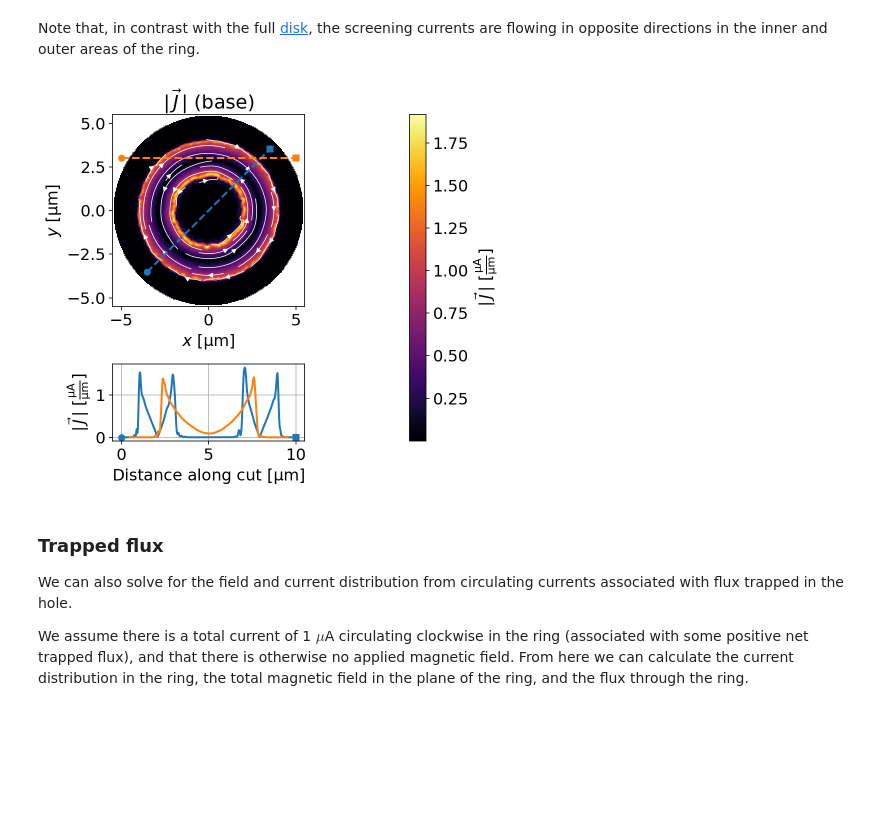
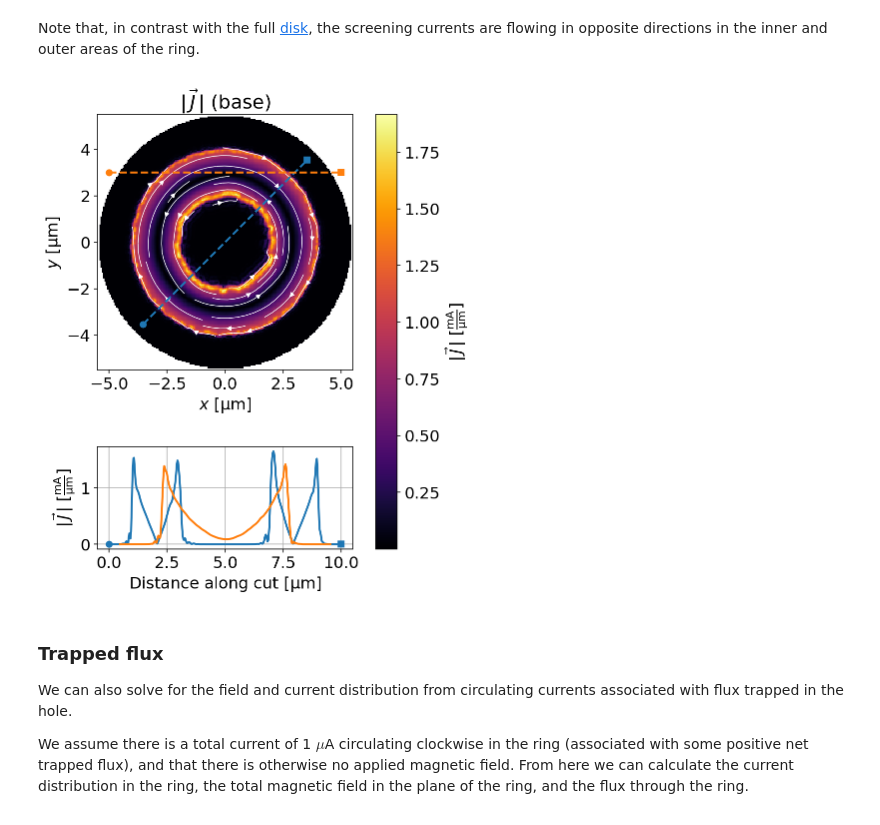
Before and after one commit to loganbvh/superscreen, a Jupyter notebook: docs/notebooks/quickstart.ipynb, the cells around one changed output. Saved outputs shown, nothing was run; the diff lists cells and outputs as text; code cells hidden in the pictures; blank space fills up the shorter version.

```diff
--- a/docs/notebooks/quickstart.ipynb
+++ b/docs/notebooks/quickstart.ipynb
@@ -177,8 +175,8 @@ applied_field = sc.sources.ConstantField(1)
 solutions = sc.solve(
     device=device,
     applied_field=applied_field,
-    field_units="uT",
-    current_units="uA",
+    field_units="mT",
+    current_units="mA",
 )
 solution = solutions[-1]
 # %% [output]
@@ -194,11 +189,12 @@ fig, axes = solution.plot_fields(
 Note that, in contrast with the full [disk](#Superconducting-disk), the screening currents are flowing in opposite directions in the inner and outer areas of the ring.
 # %%
 fig, axes = solution.plot_currents(
-    units="uA/um",
+    units="mA/um",
     cross_section_coords=cross_section_coords,
+    figsize=(6, 8)
 )
 # %% [output]
-[figure, old version]
+[figure, new version]
 # %% [markdown]
 ### Trapped flux
 
```
Also changed, not shown: parts of 26 cells of this notebook.
